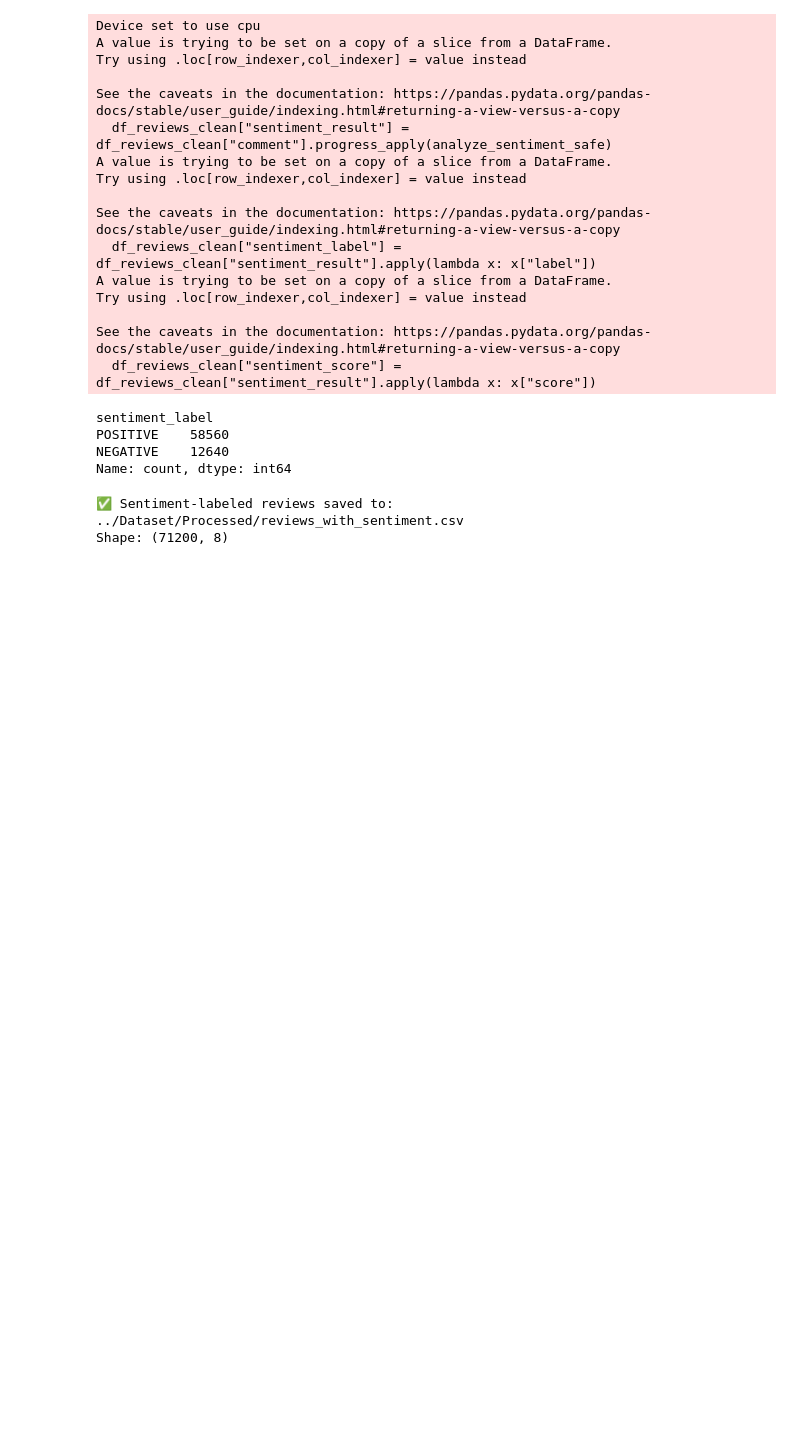
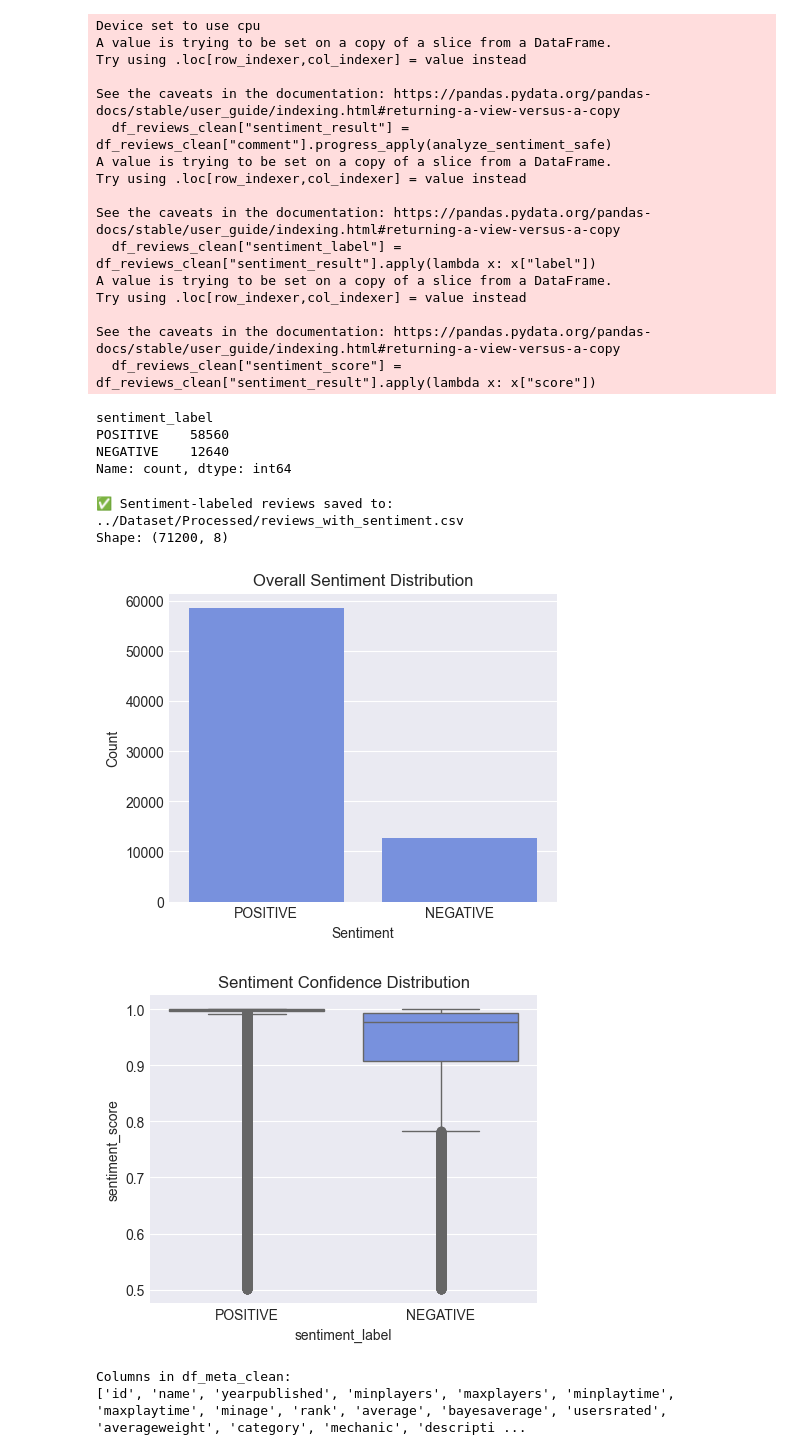
Before and after one commit to FullyMed/My_Projects, a Jupyter notebook: Data_Science/BoardGames_Analyzer/Notebooks/02_Preprocessing.ipynb, the cells around one changed output. Saved outputs shown, nothing was run; the diff lists cells and outputs as text; code cells hidden in the pictures; blank space fills up the shorter version.

```diff
--- a/Data_Science/BoardGames_Analyzer/Notebooks/02_Preprocessing.ipynb
+++ b/Data_Science/BoardGames_Analyzer/Notebooks/02_Preprocessing.ipynb
@@ -161,3 +161,32 @@ print("Shape:", df_reviews_clean.shape)
 # %% [output]
 ✅ Sentiment-labeled reviews saved to: ../Dataset/Processed/reviews_with_sentiment.csv
 Shape: (71200, 8)
+# %%
+import matplotlib.pyplot as plt
+import seaborn as sns
+
+plt.style.use("seaborn-v0_8-darkgrid")
+sns.set_palette("coolwarm")
+
+sentiment_counts = df_reviews_clean["sentiment_label"].value_counts()
+
+plt.figure(figsize=(5,4))
+sns.barplot(x=sentiment_counts.index, y=sentiment_counts.values)
+plt.title("Overall Sentiment Distribution")
+plt.xlabel("Sentiment")
+plt.ylabel("Count")
+plt.show()
+
+plt.figure(figsize=(5,4))
+sns.boxplot(x="sentiment_label", y="sentiment_score", data=df_reviews_clean)
+plt.title("Sentiment Confidence Distribution")
+plt.show()
+# %% [output]
+[figure, added]
+[figure, added]
+# %%
+print("Columns in df_meta_clean:")
+print(df_meta_clean.columns.tolist())
+# %% [output]
+Columns in df_meta_clean:
+['id', 'name', 'yearpublished', 'minplayers', 'maxplayers', 'minplaytime', 'maxplaytime', 'minage', 'rank', 'average', 'bayesaverage', 'usersrated', 'averageweight', 'category', 'mechanic', 'descripti ...
```
Also changed, not shown: parts of 2 cells of this notebook, 4 other files.
